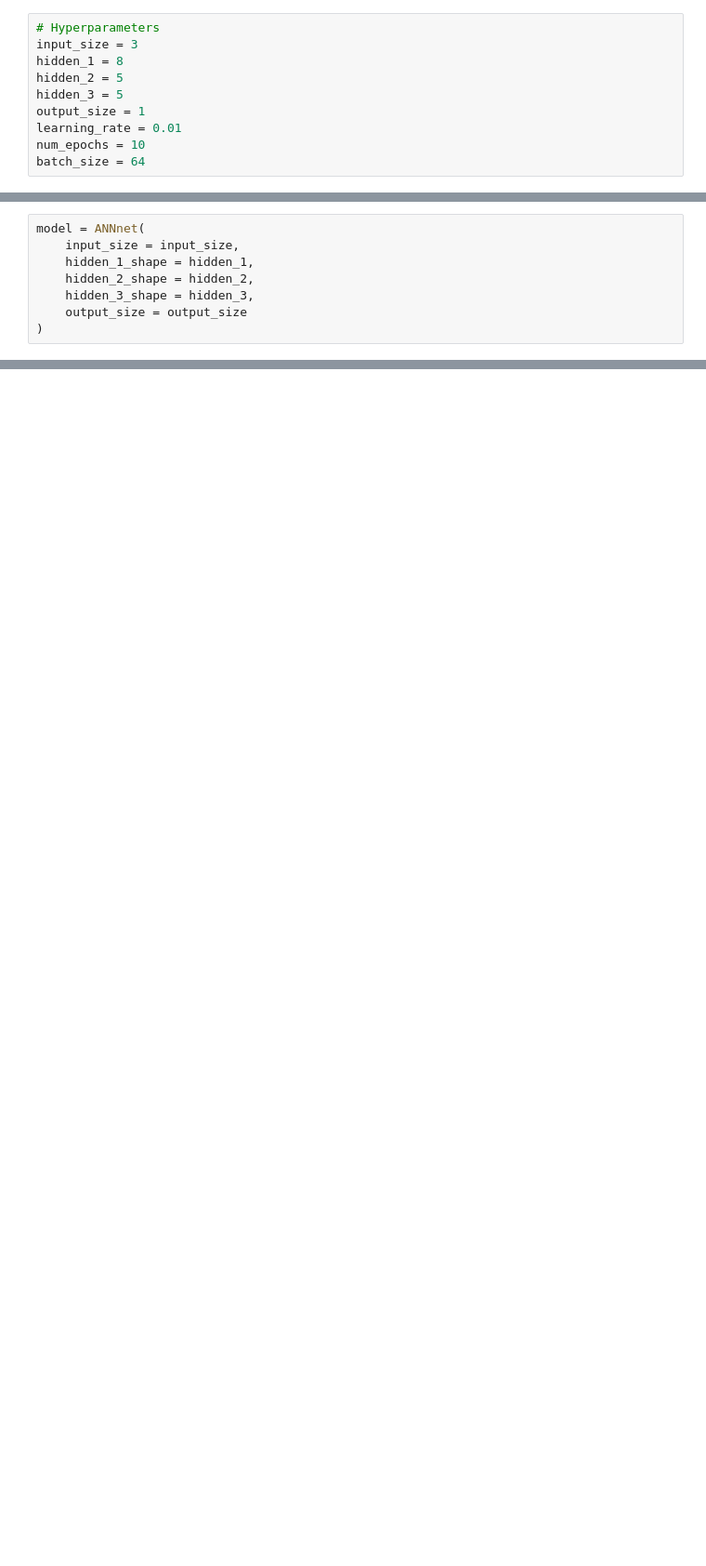
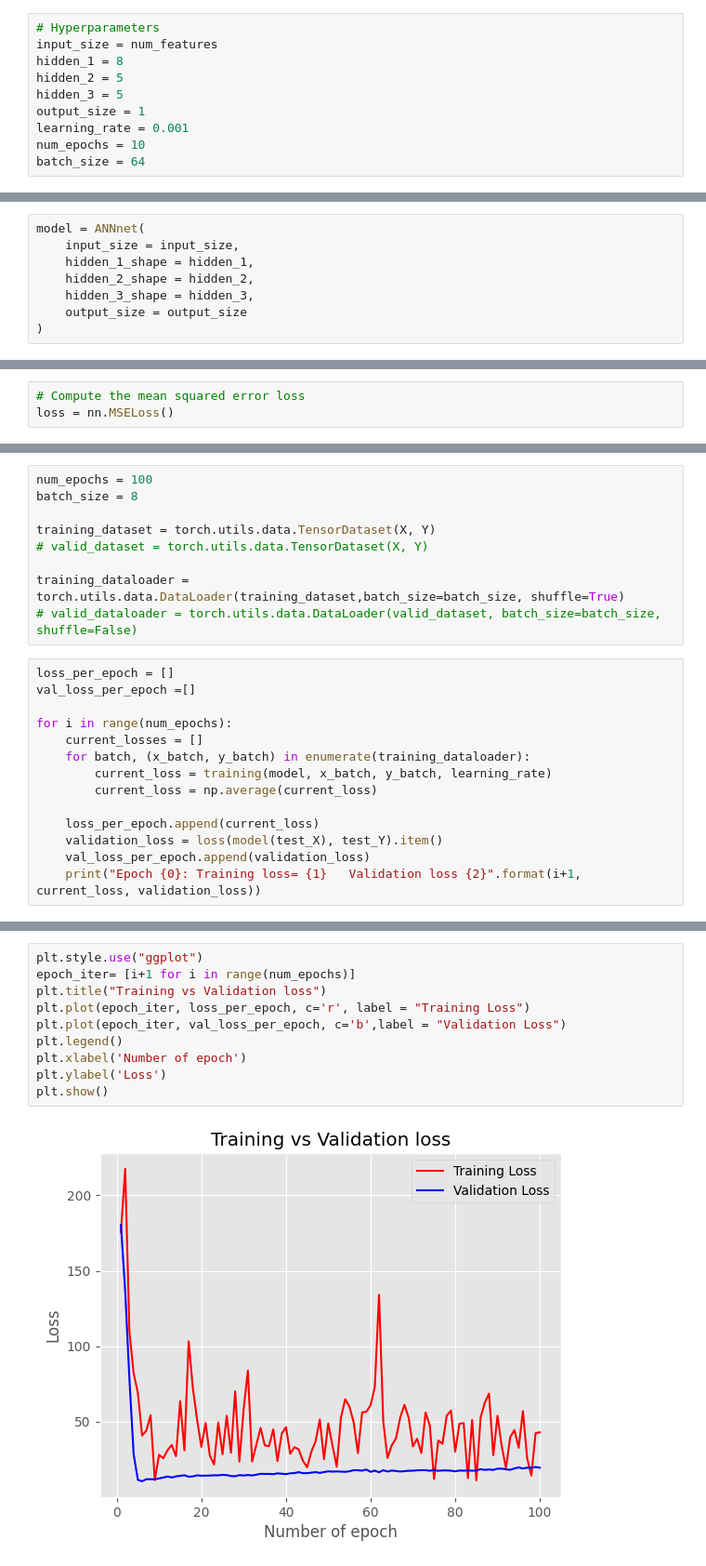
Before and after one commit to KhageshorGiri/Deep_Learning, a Jupyter notebook: pytorch/ANN/pytorch_ann_regression.ipynb, the cells around one changed output, grey strips where cells are left out. Shown at 93% size. Saved outputs shown, nothing was run; the diff lists cells and outputs as text; blank space fills up the shorter version.

```diff
--- a/pytorch/ANN/pytorch_ann_regression.ipynb
+++ b/pytorch/ANN/pytorch_ann_regression.ipynb
@@ -56,10 +160,10 @@ class ANNnet(nn.Module):
 # %%
 # Hyperparameters
-input_size = 3
+input_size = num_features
 hidden_1 = 8
 hidden_2 = 5
 hidden_3 = 5
 output_size = 1
-learning_rate = 0.01
+learning_rate = 0.001
 num_epochs = 10
 batch_size = 64
@@ -75,0 +180,3 @@ model = ANNnet(
+# %%
+# Compute the mean squared error loss
+loss = nn.MSELoss()
@@ -75,0 +195,23 @@ model = ANNnet(
+# %%
+num_epochs = 100
+batch_size = 8
+
+training_dataset = torch.utils.data.TensorDataset(X, Y)
+# valid_dataset = torch.utils.data.TensorDataset(X, Y)
+
+training_dataloader = torch.utils.data.DataLoader(training_dataset,batch_size=batch_size, shuffle=True)
+# valid_dataloader = torch.utils.data.DataLoader(valid_dataset, batch_size=batch_size, shuffle=False)
+# %%
+loss_per_epoch = []
+val_loss_per_epoch =[]
+
+for i in range(num_epochs):
+    current_losses = []
+    for batch, (x_batch, y_batch) in enumerate(training_dataloader):
+        current_loss = training(model, x_batch, y_batch, learning_rate)
+        current_loss = np.average(current_loss)
+
+    loss_per_epoch.append(current_loss)
+    validation_loss = loss(model(test_X), test_Y).item()
+    val_loss_per_epoch.append(validation_loss)
+    print("Epoch {0}: Training loss= {1}   Validation loss {2}".format(i+1, current_loss, validation_loss))
@@ -75,0 +238,12 @@ model = ANNnet(
+# %%
+plt.style.use("ggplot")
+epoch_iter= [i+1 for i in range(num_epochs)]
+plt.title("Training vs Validation loss")
+plt.plot(epoch_iter, loss_per_epoch, c='r', label = "Training Loss")
+plt.plot(epoch_iter, val_loss_per_epoch, c='b',label = "Validation Loss")
+plt.legend()
+plt.xlabel('Number of epoch')
+plt.ylabel('Loss')
+plt.show()
+# %% [output]
+[figure, added]
```
Also changed, not shown: parts of 29 cells of this notebook.
